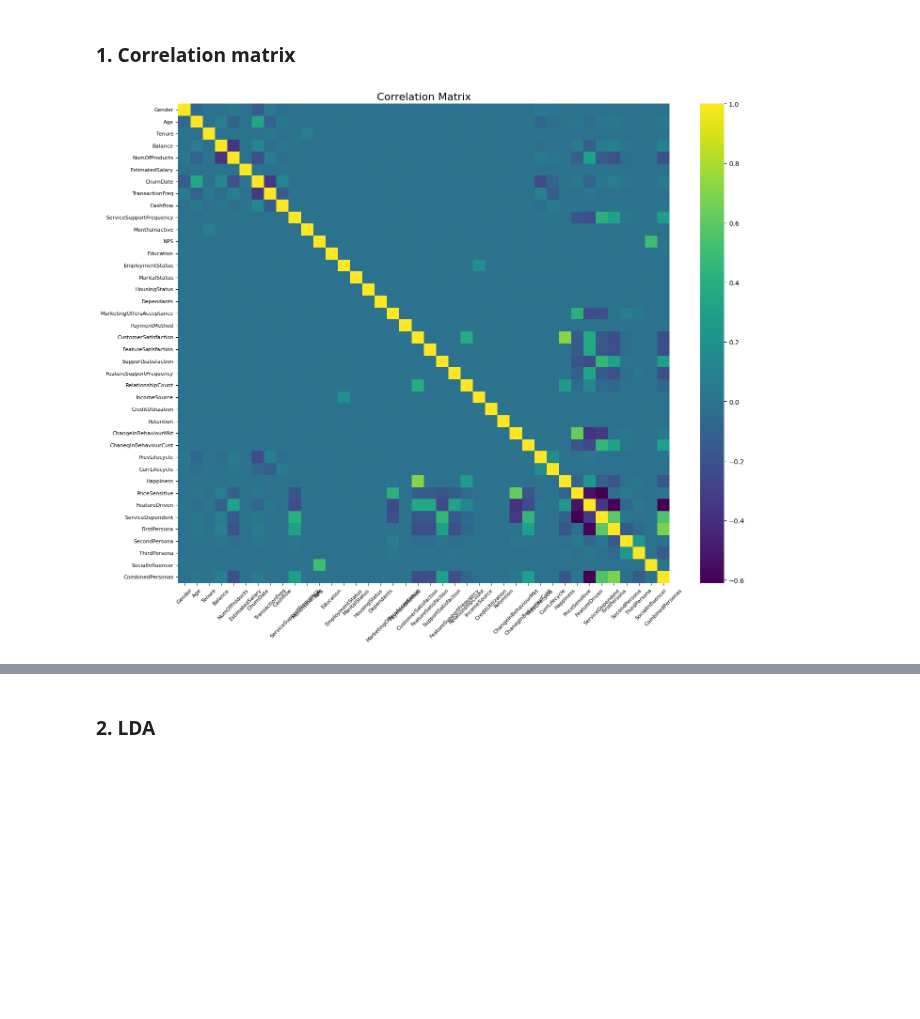
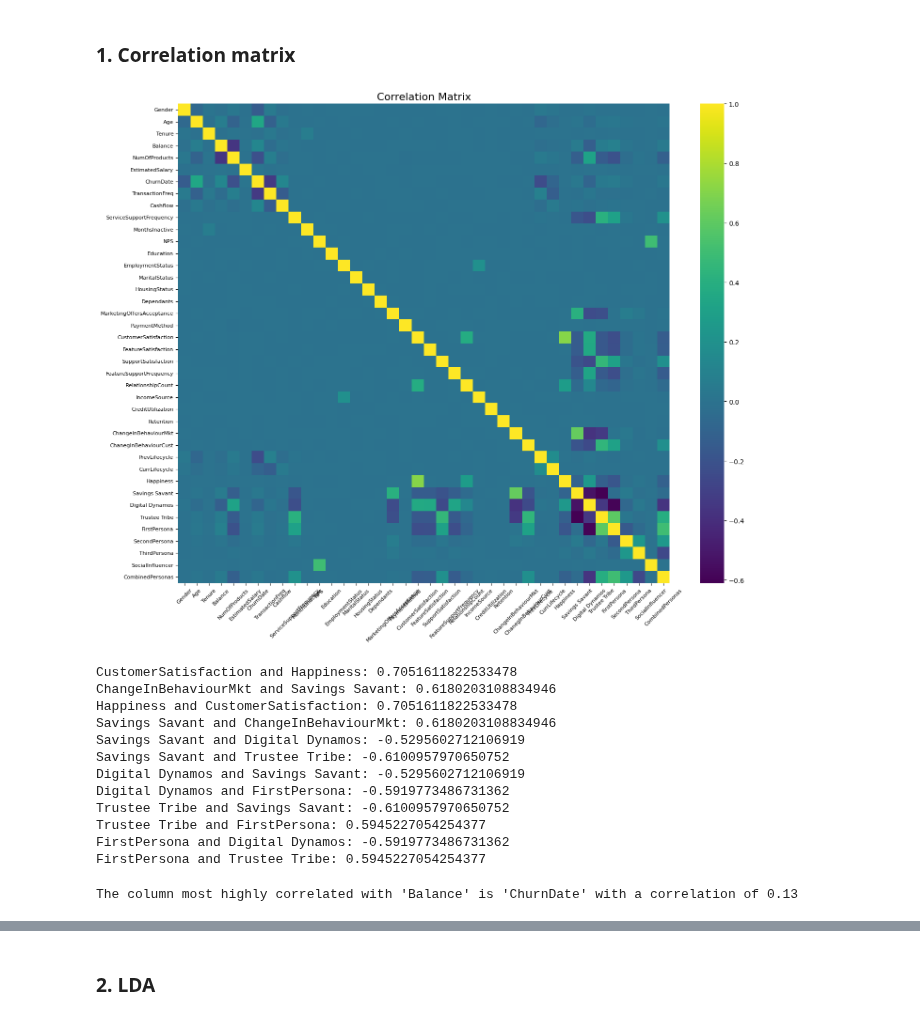
Before and after one commit to CabooseExia/DSA3101-Customer-Churn, a Jupyter notebook: DataSynthesis.ipynb, the cells around one changed output, grey strips where cells are left out. Saved outputs shown, nothing was run; the diff lists cells and outputs as text; code cells hidden in the pictures; blank space fills up the shorter version.

```diff
--- a/DataSynthesis.ipynb
+++ b/DataSynthesis.ipynb
@@ -1385,9 +1339,9 @@ Change in behavior before n after support
 
 # print(bank_df_train['ServiceSensitivity'].head())
 # %%
-bank_df_train['ServiceDependent'] = ((bank_df_train['ServiceSupportFrequency'].rank(pct=True)*100).astype(int)+(bank_df_train['SupportSatisfaction'].rank(pct=True)*100).astype(int)+(bank_df_train['ChanegInBehaviourCust'].rank(pct=True)*100).astype(int))/3
-bank_df_test['ServiceDependent'] = ((bank_df_test['ServiceSupportFrequency'].rank(pct=True)*100).astype(int)+(bank_df_test['SupportSatisfaction'].rank(pct=True)*100).astype(int)+(bank_df_test['ChanegInBehaviourCust'].rank(pct=True)*100).astype(int))/3
-print(bank_df_train['ServiceDependent'].head())
+bank_df_train['Trustee Tribe'] = ((bank_df_train['ServiceSupportFrequency'].rank(pct=True)*100).astype(int)+(bank_df_train['SupportSatisfaction'].rank(pct=True)*100).astype(int)+(bank_df_train['ChanegInBehaviourCust'].rank(pct=True)*100).astype(int))/3
+bank_df_test['Trustee Tribe'] = ((bank_df_test['ServiceSupportFrequency'].rank(pct=True)*100).astype(int)+(bank_df_test['SupportSatisfaction'].rank(pct=True)*100).astype(int)+(bank_df_test['ChanegInBehaviourCust'].rank(pct=True)*100).astype(int))/3
+print(bank_df_train['Trustee Tribe'].head())
 # %% [output]
 0   43
 1   56
@@ -1420,7 +1374,7 @@ warnings.simplefilter(action='ignore', category=FutureWarning)
 # Restore default warning behavior after your code
 # warnings.simplefilter(action='default', category=FutureWarning)
 
-persona_df = bank_df_train[['PriceSensitive', 'FeatureDriven', 'ServiceDependent']]
+persona_df = bank_df_train[['Savings Savant', 'Digital Dynamos', 'Trustee Tribe']]
 largest_values = persona_df.max(axis=1)
 smallest_values = persona_df.min(axis=1)
 
@@ -1443,7 +1397,7 @@ bank_df_train.loc[second_diff > 10, ['ThirdPersona']] = np.nan
 
 print(bank_df_train[['FirstPersona', 'SecondPersona', 'ThirdPersona']].head(10))
 
-persona_df_2 = bank_df_test[['PriceSensitive', 'FeatureDriven', 'ServiceDependent']]
+persona_df_2 = bank_df_test[['Savings Savant', 'Digital Dynamos', 'Trustee Tribe']]
 largest_values_2 = persona_df_2.max(axis=1)
 smallest_values_2 = persona_df_2.min(axis=1)
 
@@ -1481,5 +1435,5 @@ print(bank_df_test[['FirstPersona', 'SecondPersona', 'ThirdPersona']].head(20))
 # %%
-columns_to_normalize = ['PriceSensitive', 'FeatureDriven', 'ServiceDependent']
+columns_to_normalize = ['Savings Savant', 'Digital Dynamos', 'Trustee Tribe']
 
 bank_df_train[columns_to_normalize] = bank_df_train[columns_to_normalize].div(bank_df_train[columns_to_normalize].sum(axis=1), axis=0) * 100
 # bank_df_train['CustomerPersona'] = bank_df_train[columns_to_normalize].idxmax(axis=1)
@@ -1487,5 +1441,5 @@ bank_df_train[columns_to_normalize] = bank_df_train[columns_to_normalize].div(ba
 bank_df_test[columns_to_normalize] = bank_df_test[columns_to_normalize].div(bank_df_test[columns_to_normalize].sum(axis=1), axis=0) * 100
 # bank_df_test['CustomerPersona'] = bank_df_test[columns_to_normalize].idxmax(axis=1)
 
-print(bank_df_train[['PriceSensitive', 'FeatureDriven', 'ServiceDependent']])
+print(bank_df_train[['Savings Savant', 'Digital Dynamos', 'Trustee Tribe']])
 # %% [output]
@@ -1535,20 +1489,20 @@ percentage social influencer = 16.52810935928354
 # bank_df_train['CombinedPersonas'] = bank_df_train[['FirstPersona', 'SecondPersona', 'ThirdPersona']].apply(lambda row: ', '.join(row.dropna().astype(str)), axis=1)
 # bank_df_test['CombinedPersonas'] = bank_df_test[['FirstPersona', 'SecondPersona', 'ThirdPersona']].apply(lambda row: ', '.join(row.dropna().astype(str)), axis=1)
 def combine_personas(row):
-    if ('PriceSensitive' in row.values) and ('FeatureDriven' in row.values) and ('ServiceDependent' in row.values):
-        return 'Price-sensitive, Feature-driven, Service-dependent'
-    elif ('PriceSensitive' in row.values) and ('FeatureDriven' in row.values):
-        return 'Price-sensitive, Feature-driven'
-    elif ('PriceSensitive' in row.values) and ('ServiceDependent' in row.values):
-        return 'Price-sensitive, Service-dependent'
-    elif ('FeatureDriven' in row.values) and ('ServiceDependent' in row.values):
-        return 'Feature-driven, Service-dependent'
-    elif 'PriceSensitive' in row.values:
-        return 'Price-sensitive'
-    elif 'FeatureDriven' in row.values:
-        return 'Feature-driven'
-    elif 'ServiceDependent' in row.values:
-        return 'Service-dependent'
+    if ('Savings Savant' in row.values) and ('Digital Dynamos' in row.values) and ('Trustee Tribe' in row.values):
+        return 'Triple Advantage Allies'
+    elif ('Savings Savant' in row.values) and ('Digital Dynamos' in row.values):
+        return 'Frugal Innovators'
+    elif ('Savings Savant' in row.values) and ('Trustee Tribe' in row.values):
+        return 'Cost-Conscious Careseekers'
+    elif ('Digital Dynamos' in row.values) and ('Trustee Tribe' in row.values):
+        return 'Premium Patrons'
+    elif 'Savings Savant' in row.values:
+        return 'Savings Savant'
+    elif 'Digital Dynamos' in row.values:
+        return 'Digital Dynamos'
+    elif 'Trustee Tribe' in row.values:
+        return 'Trustee Tribe'
 bank_df_train['CombinedPersonas'] = bank_df_train[['FirstPersona', 'SecondPersona', 'ThirdPersona']].apply(combine_personas, axis=1)
 print(bank_df_train['CombinedPersonas'].head(10))
 # %% [output]
@@ -1647,32 +1601,55 @@ for col in encoded_df.select_dtypes(include=['object']):
     encoded_df[col] = label_encoder.fit_transform(encoded_df[col])
 
 # Calculate correlation matrix
 corr_matrix = encoded_df.corr()
 
 # Plot the heatmap for all columns without numeric annotations
 plt.figure(figsize=(15, 12))
 sns.heatmap(corr_matrix, annot=False, cmap='viridis')
 
 # Customize the plot
 plt.title('Correlation Matrix', fontsize=16)
 plt.xticks(rotation=45, fontsize=8)
 plt.yticks(rotation=0, fontsize=8)
 
 # Display the plot
 plt.tight_layout()
 plt.show()
 
 # Identify highly correlated columns
 correlated_columns = []
-threshold = 0.75   # Adjust as needed
+threshold = 0.51   # Adjust as needed
 
 for col in corr_matrix.columns:
     correlated_cols = corr_matrix.index[(corr_matrix[col] > threshold) | (corr_matrix[col] < -threshold)].tolist()
     correlated_cols.remove(col)  # Remove the current column itself
     correlated_columns.extend([(col, corr) for corr in correlated_cols])
 
 # Print highly correlated columns and their correlations
 for col, corr in correlated_columns:
     print(f"{col} and {corr}: {corr_matrix.loc[col, corr]}")
 # %% [output]
-[figure, old version]
+[figure, new version]
+CustomerSatisfaction and Happiness: 0.7051611822533478
+ChangeInBehaviourMkt and Savings Savant: 0.6180203108834946
+Happiness and CustomerSatisfaction: 0.7051611822533478
+Savings Savant and ChangeInBehaviourMkt: 0.6180203108834946
+Savings Savant and Digital Dynamos: -0.5295602712106919
+Savings Savant and Trustee Tribe: -0.6100957970650752
+Digital Dynamos and Savings Savant: -0.5295602712106919
+Digital Dynamos and FirstPersona: -0.5919773486731362
+Trustee Tribe and Savings Savant: -0.6100957970650752
+Trustee Tribe and FirstPersona: 0.5945227054254377
+FirstPersona and Digital Dynamos: -0.5919773486731362
+FirstPersona and Trustee Tribe: 0.5945227054254377
+# %%
+# Identify highly correlated columns with 'Account balance'
+target_column = 'Balance'
+correlated_with_target = corr_matrix[target_column].drop(target_column).sort_values(ascending=False)
+
+# Print the most highly correlated column and its correlation value
+most_correlated_column = correlated_with_target.index[0]
+correlation_value = correlated_with_target.iloc[0]
+print(f"The column most highly correlated with '{target_column}' is '{most_correlated_column}' with a correlation of {correlation_value:.2f}")
+# %% [output]
+The column most highly correlated with 'Balance' is 'ChurnDate' with a correlation of 0.13
```
Also changed, not shown: parts of 20 cells of this notebook, 3 other files.
